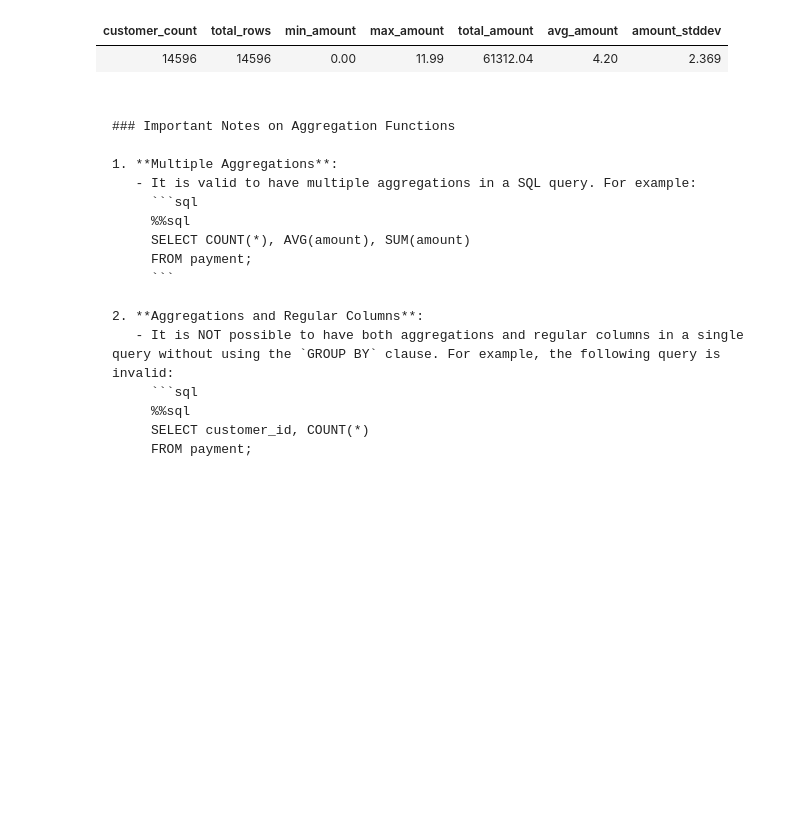
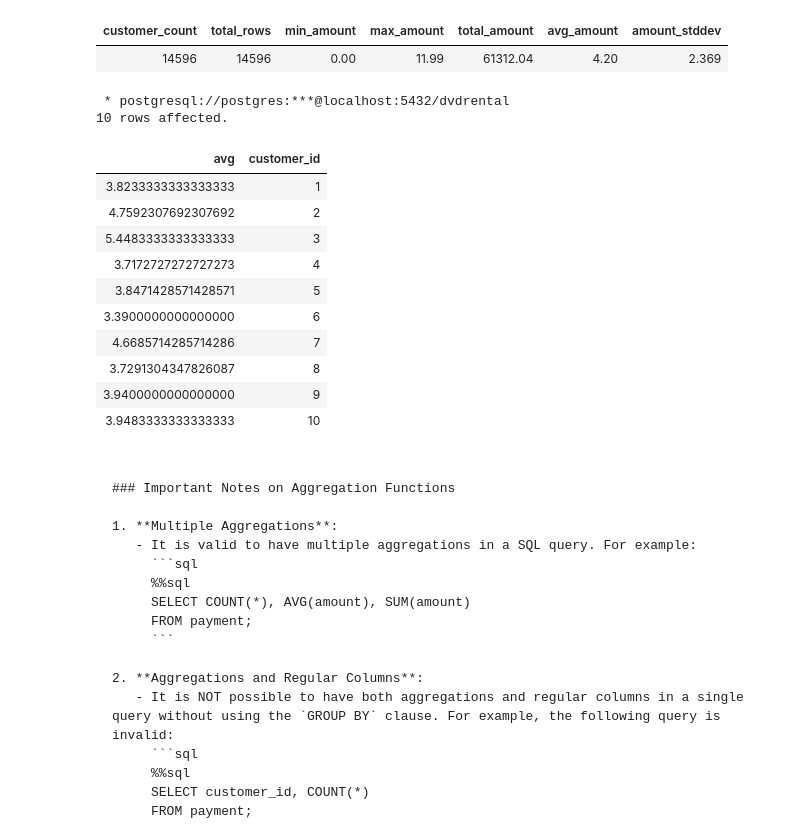
Before and after one commit to TRU-DASC/DASC_5410_students, a Jupyter notebook: _sources/lectures/lecture5.ipynb, the cells around one changed output. Saved outputs shown, nothing was run; the diff lists cells and outputs as text; code cells hidden in the pictures; blank space fills up the shorter version.

````diff
--- a/_sources/lectures/lecture5.ipynb
+++ b/_sources/lectures/lecture5.ipynb
@@ -276,6 +276,26 @@ FROM payment;
 1 rows affected.
 | customer_count | total_rows | min_amount | max_amount | total_amount | avg_amount | amount_stddev |
 | 14596 | 14596 | 0.00 | 11.99 | 61312.04 | 4.20 | 2.369 |
+# %%
+%%sql
+
+SELECT AVG(amount), customer_id
+FROM payment
+LIMIT 10;
+# %% [output]
+ * postgresql://postgres:***@localhost:5432/dvdrental
+10 rows affected.
+| avg | customer_id |
+| 3.8233333333333333 | 1 |
+| 4.7592307692307692 | 2 |
+| 5.4483333333333333 | 3 |
+| 3.7172727272727273 | 4 |
+| 3.8471428571428571 | 5 |
+| 3.3900000000000000 | 6 |
+| 4.6685714285714286 | 7 |
+| 3.7291304347826087 | 8 |
+| 3.9400000000000000 | 9 |
+| 3.9483333333333333 | 10 |
 # %% [markdown]
 ```{note}
 
````
Also changed, not shown: parts of 16 cells of this notebook, 2 other files.
